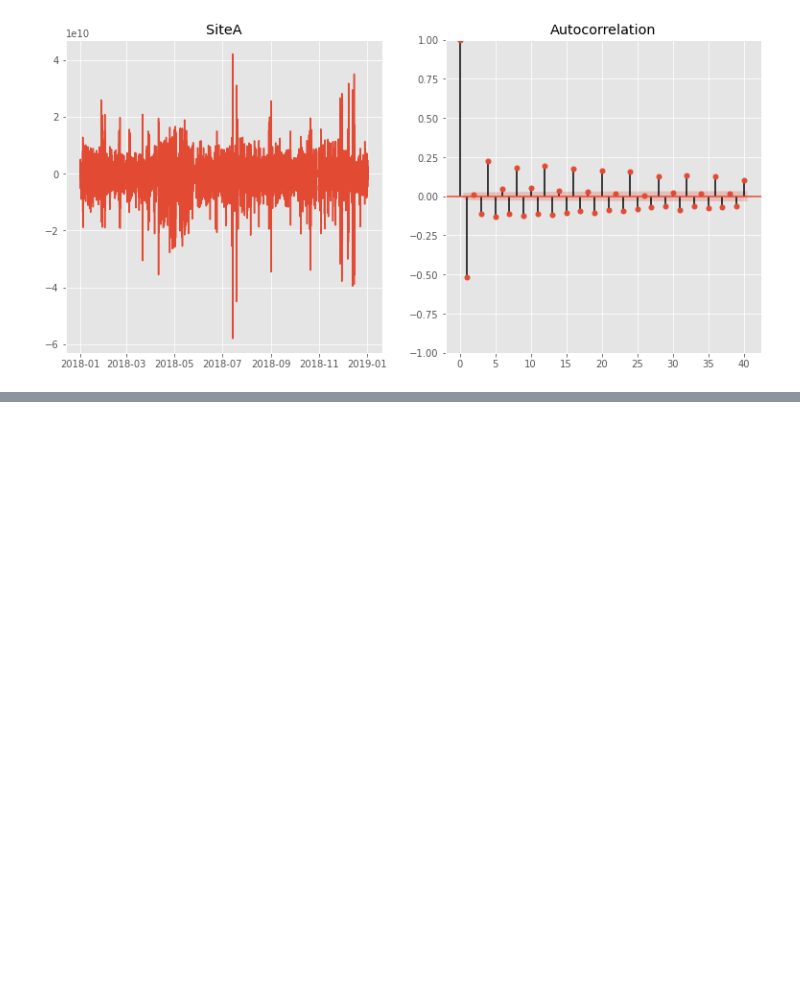
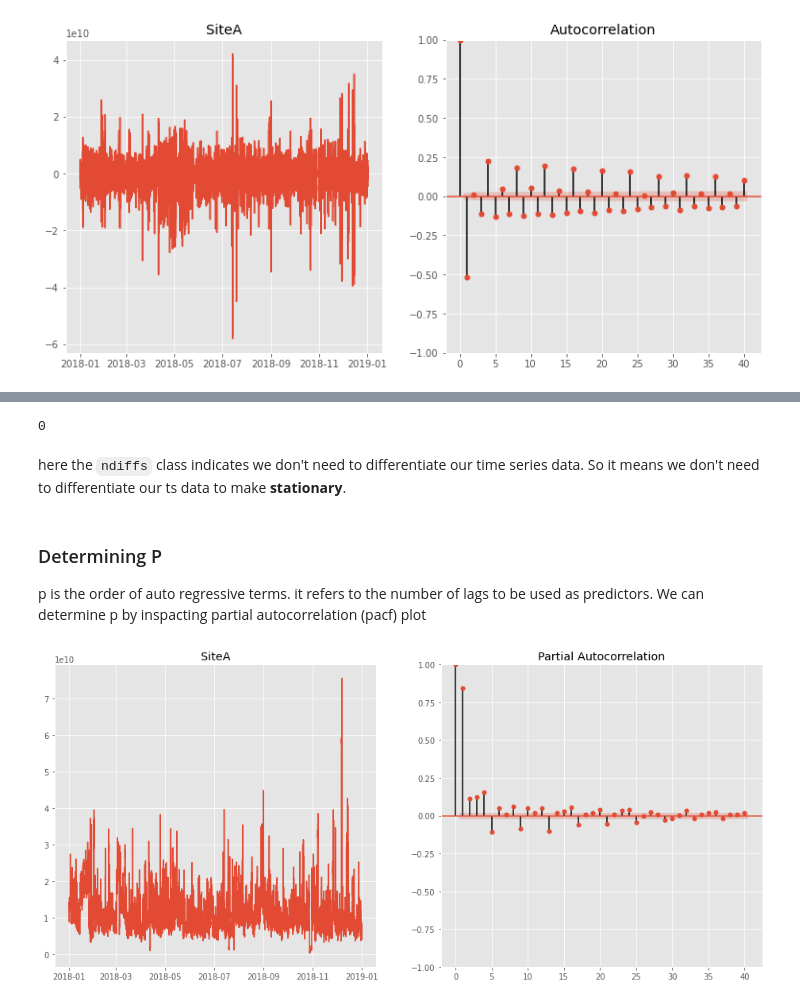
Before and after one commit to abidshafee/autoML-tsModel, a Jupyter notebook: AutoML_ts_Model.ipynb, the cells around one changed output, grey strips where cells are left out. Cells and saved outputs as stored; diff of their text form; code cells hidden in the pictures; blank space fills up the shorter version.

```diff
--- a/AutoML_ts_Model.ipynb
+++ b/AutoML_ts_Model.ipynb
@@ -261,0 +265,9 @@ as we can see from auto correlation graph that second differentiation gives the
+# %%
+ndiffs(df['SiteA'], test='adf')
+# %% [output]
+0
+# %% [markdown]
+here the `ndiffs` class indicates we don't need to differentiate our time series data. So it means we don't need to differentiate our ts data to make **stationary**.
+# %% [markdown]
+### Determining P
+p is the order of auto regressive terms. it refers to the number of lags to be used as predictors. We can determine p by inspacting partial autocorrelation (pacf) plot
@@ -261,0 +276,8 @@ as we can see from auto correlation graph that second differentiation gives the
+# %%
+fig, (ax1, ax2) = plt.subplots(1,2, figsize=(16, 7))
+ax1.plot(df['SiteA'])
+ax1.set_title('SiteA')
+
+plot_pacf(df['SiteA'], ax=ax2);
+# %% [output]
+[figure, added]
```
Also changed, not shown: parts of 3 cells of this notebook.
